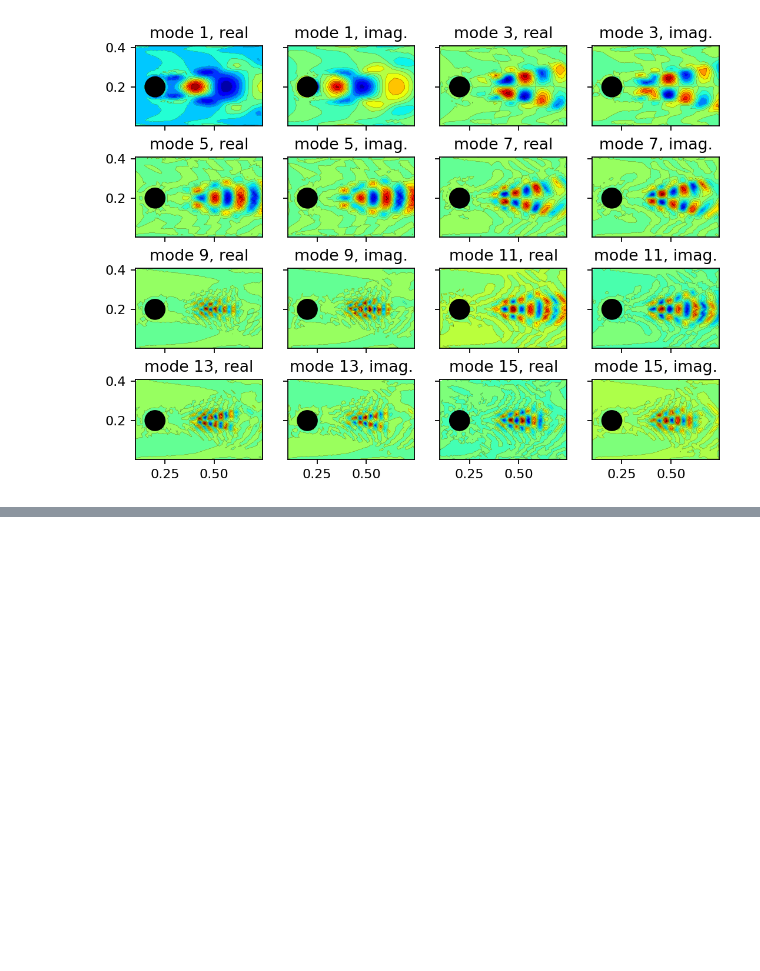
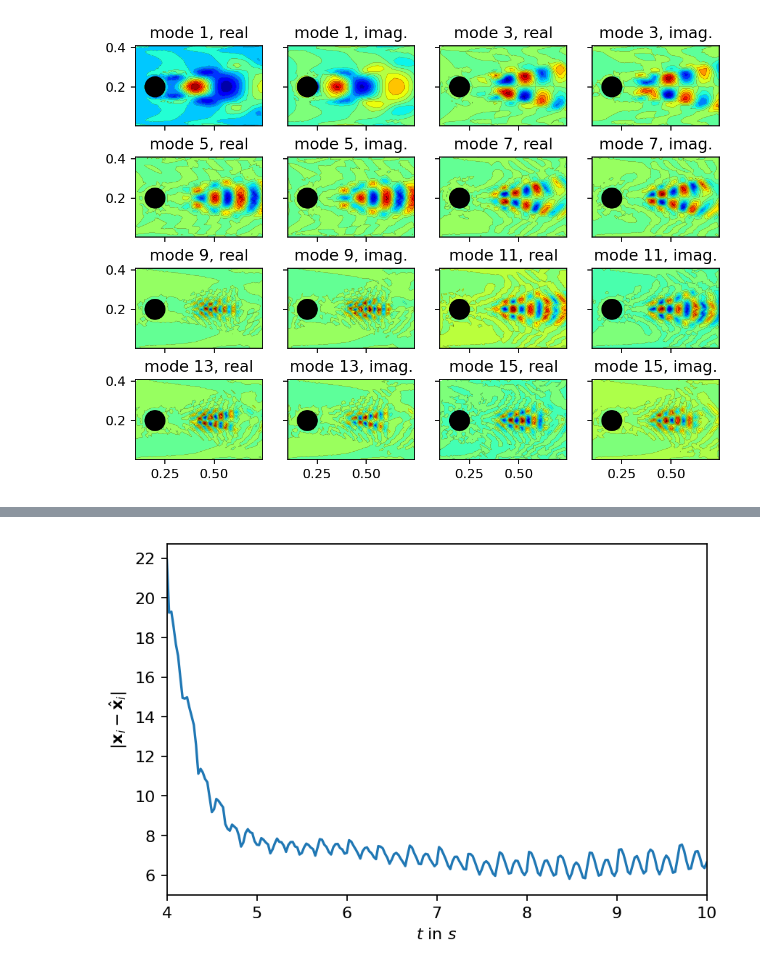
Before and after one commit to FlowModelingControl/flowtorch, a Jupyter notebook: docs/source/notebooks/dmd_cylinder.ipynb, the cells around one changed output, grey strips where cells are left out. Drawn from its saved outputs; the diff is of its cells as text; code cells hidden in the pictures; blank space fills up the shorter version.

```diff
--- a/docs/source/notebooks/dmd_cylinder.ipynb
+++ b/docs/source/notebooks/dmd_cylinder.ipynb
@@ -131,0 +168,11 @@ plt.show()
+# %%
+error = pt.linalg.norm(data_matrix - reconstruction, dim=0)
+
+fig, ax = plt.subplots()
+ax.plot(times_num, error)
+ax.set_xlabel(r"$t$ in $s$")
+ax.set_ylabel(r"$|\mathbf{x}_i - \hat{\mathbf{x}}_i|$")
+ax.set_xlim(4.0, 10.0)
+plt.show()
+# %% [output]
+[figure, added]
```
Also changed, not shown: parts of 11 cells of this notebook.
